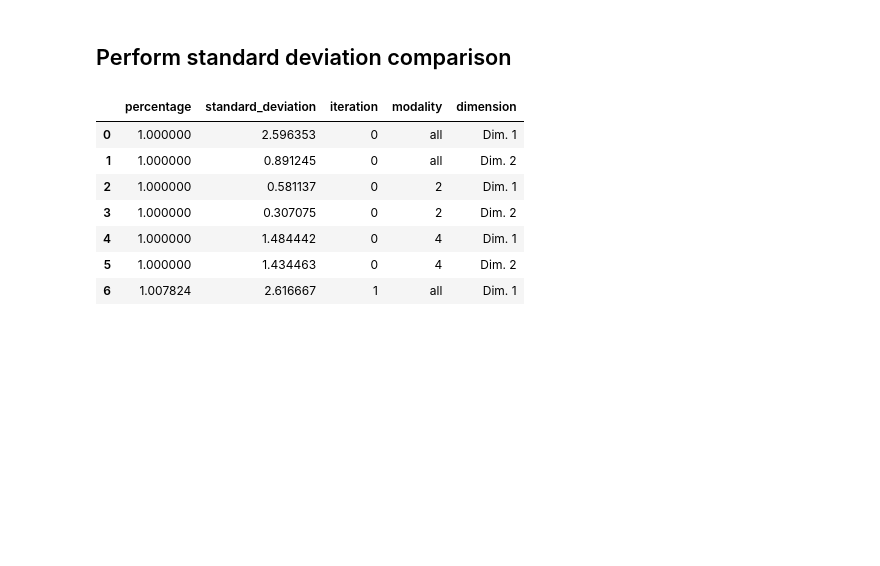
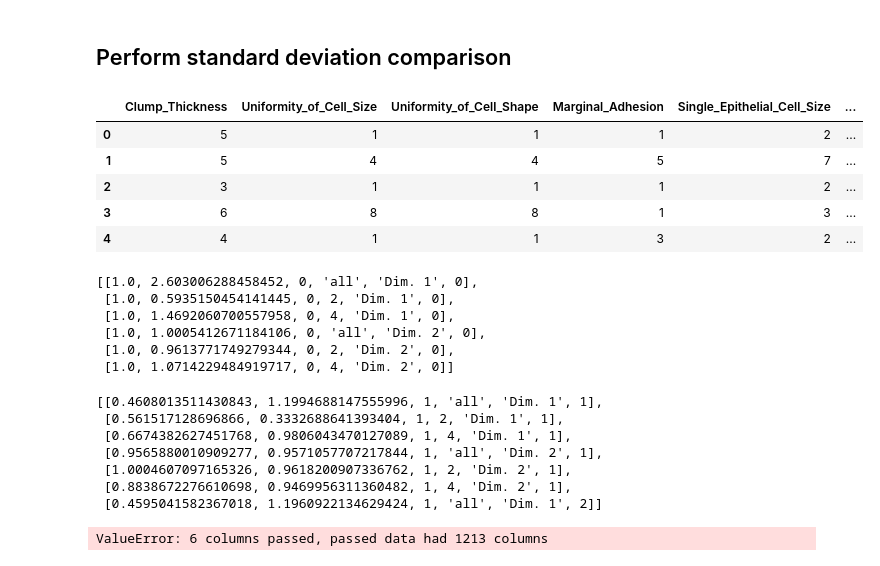
Before and after one commit to octopize/avatar-paper, a Jupyter notebook: notebooks/final_figure/2.Iteration_WBCD.ipynb, the cells around one changed output. Saved outputs shown, nothing was run; the diff lists cells and outputs as text; code cells hidden in the pictures; blank space fills up the shorter version.

```diff
--- a/notebooks/final_figure/2.Iteration_WBCD.ipynb
+++ b/notebooks/final_figure/2.Iteration_WBCD.ipynb
@@ -258,0 +280,11 @@ results = pd.DataFrame(
+# %%
+dfs = pd.read_csv("../../datasets/WBCD/interations.csv")
+dfs.drop(columns="Unnamed: 0", inplace=True)
+dfs.head()
+# %% [output]
+|  | Clump_Thickness | Uniformity_of_Cell_Size | Uniformity_of_Cell_Shape | Marginal_Adhesion | Single_Epithelial_Cell_Size | ... |
+| 0 | 5 | 1 | 1 | 1 | 2 | ... |
+| 1 | 5 | 4 | 4 | 5 | 7 | ... |
+| 2 | 3 | 1 | 1 | 1 | 2 | ... |
+| 3 | 6 | 8 | 8 | 1 | 3 | ... |
+| 4 | 4 | 1 | 1 | 3 | 2 | ... |
@@ -259,14 +310,26 @@ results = pd.DataFrame(
+# %%
+init
+# %% [output]
+[[1.0, 2.603006288458452, 0, 'all', 'Dim. 1', 0],
+ [1.0, 0.5935150454141445, 0, 2, 'Dim. 1', 0],
+ [1.0, 1.4692060700557958, 0, 4, 'Dim. 1', 0],
+ [1.0, 1.0005412671184106, 0, 'all', 'Dim. 2', 0],
+ [1.0, 0.9613771749279344, 0, 2, 'Dim. 2', 0],
+ [1.0, 1.0714229484919717, 0, 4, 'Dim. 2', 0]]
 # %%
-results.head(7)
+results[0:7]
 # %% [output]
-|  | percentage | standard_deviation | iteration | modality | dimension |
-| 0 | 1.000000 | 2.596353 | 0 | all | Dim. 1 |
-| 1 | 1.000000 | 0.891245 | 0 | all | Dim. 2 |
-| 2 | 1.000000 | 0.581137 | 0 | 2 | Dim. 1 |
-| 3 | 1.000000 | 0.307075 | 0 | 2 | Dim. 2 |
-| 4 | 1.000000 | 1.484442 | 0 | 4 | Dim. 1 |
-| 5 | 1.000000 | 1.434463 | 0 | 4 | Dim. 2 |
-| 6 | 1.007824 | 2.616667 | 1 | all | Dim. 1 |
+[[0.4608013511430843, 1.1994688147555996, 1, 'all', 'Dim. 1', 1],
+ [0.561517128696866, 0.3332688641393404, 1, 2, 'Dim. 1', 1],
+ [0.6674382627451768, 0.9806043470127089, 1, 4, 'Dim. 1', 1],
+ [0.9565880010909277, 0.9571057707217844, 1, 'all', 'Dim. 2', 1],
+ [1.0004607097165326, 0.9618200907336762, 1, 2, 'Dim. 2', 1],
+ [0.8838672276610698, 0.9469956311360482, 1, 4, 'Dim. 2', 1],
+ [0.4595041582367018, 1.1960922134629424, 1, 'all', 'Dim. 1', 2]]
+# %%
+results = pd.DataFrame(results, columns=["percentage", "std", "iteration", "modality", "dimension", "repetition"])
+# %% [output]
+ValueError: 6 columns passed, passed data had 1213 columns
 # %%
 
 fig, ax = plt.subplots(figsize=(7,5))
```
Also changed, not shown: parts of 7 cells of this notebook.
